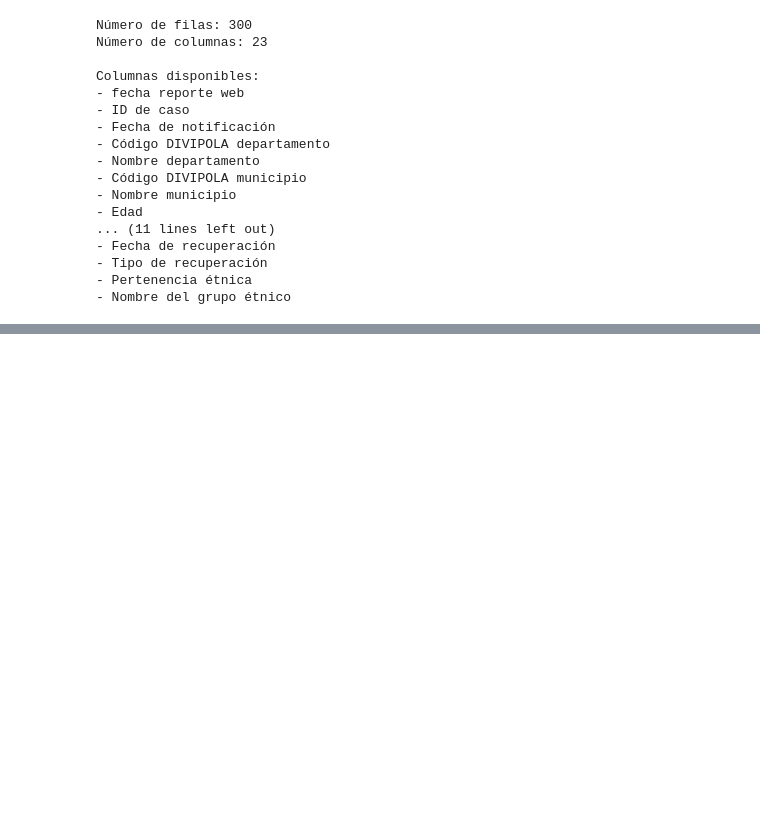
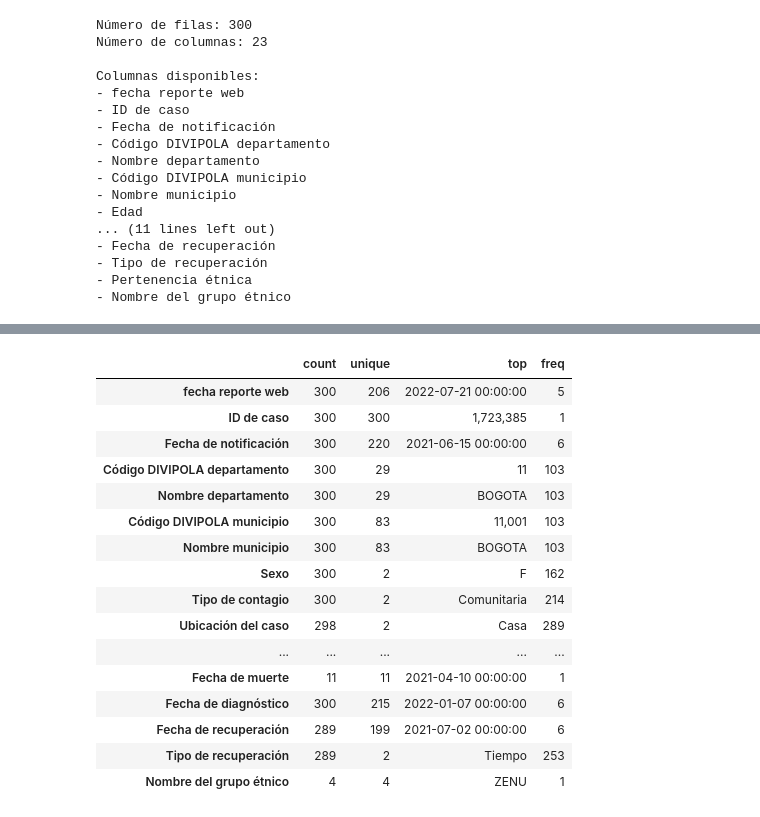
Before and after one commit to asegura4488/EDCO_IntroCienciaDatos, a Jupyter notebook: Semana3/Pandas_EstudioExploratorio.ipynb, the cells around one changed output, grey strips where cells are left out. Drawn from its saved outputs; the diff is of its cells as text; code cells hidden in the pictures; blank space fills up the shorter version.

```diff
--- a/Semana3/Pandas_EstudioExploratorio.ipynb
+++ b/Semana3/Pandas_EstudioExploratorio.ipynb
@@ -78,0 +110,21 @@ Columnas disponibles:
+# %%
+# Miremos las variables categoricas
+df.describe(include='object').T
+# %% [output]
+|  | count | unique | top | freq |
+| fecha reporte web | 300 | 206 | 2022-07-21 00:00:00 | 5 |
+| ID de caso | 300 | 300 | 1,723,385 | 1 |
+| Fecha de notificación | 300 | 220 | 2021-06-15 00:00:00 | 6 |
+| Código DIVIPOLA departamento | 300 | 29 | 11 | 103 |
+| Nombre departamento | 300 | 29 | BOGOTA | 103 |
+| Código DIVIPOLA municipio | 300 | 83 | 11,001 | 103 |
+| Nombre municipio | 300 | 83 | BOGOTA | 103 |
+| Sexo | 300 | 2 | F | 162 |
+| Tipo de contagio | 300 | 2 | Comunitaria | 214 |
+| Ubicación del caso | 298 | 2 | Casa | 289 |
+| ... | ... | ... | ... | ... |
+| Fecha de muerte | 11 | 11 | 2021-04-10 00:00:00 | 1 |
+| Fecha de diagnóstico | 300 | 215 | 2022-01-07 00:00:00 | 6 |
+| Fecha de recuperación | 289 | 199 | 2021-07-02 00:00:00 | 6 |
+| Tipo de recuperación | 289 | 2 | Tiempo | 253 |
+| Nombre del grupo étnico | 4 | 4 | ZENU | 1 |
```
Also changed, not shown: parts of 8 cells of this notebook.
